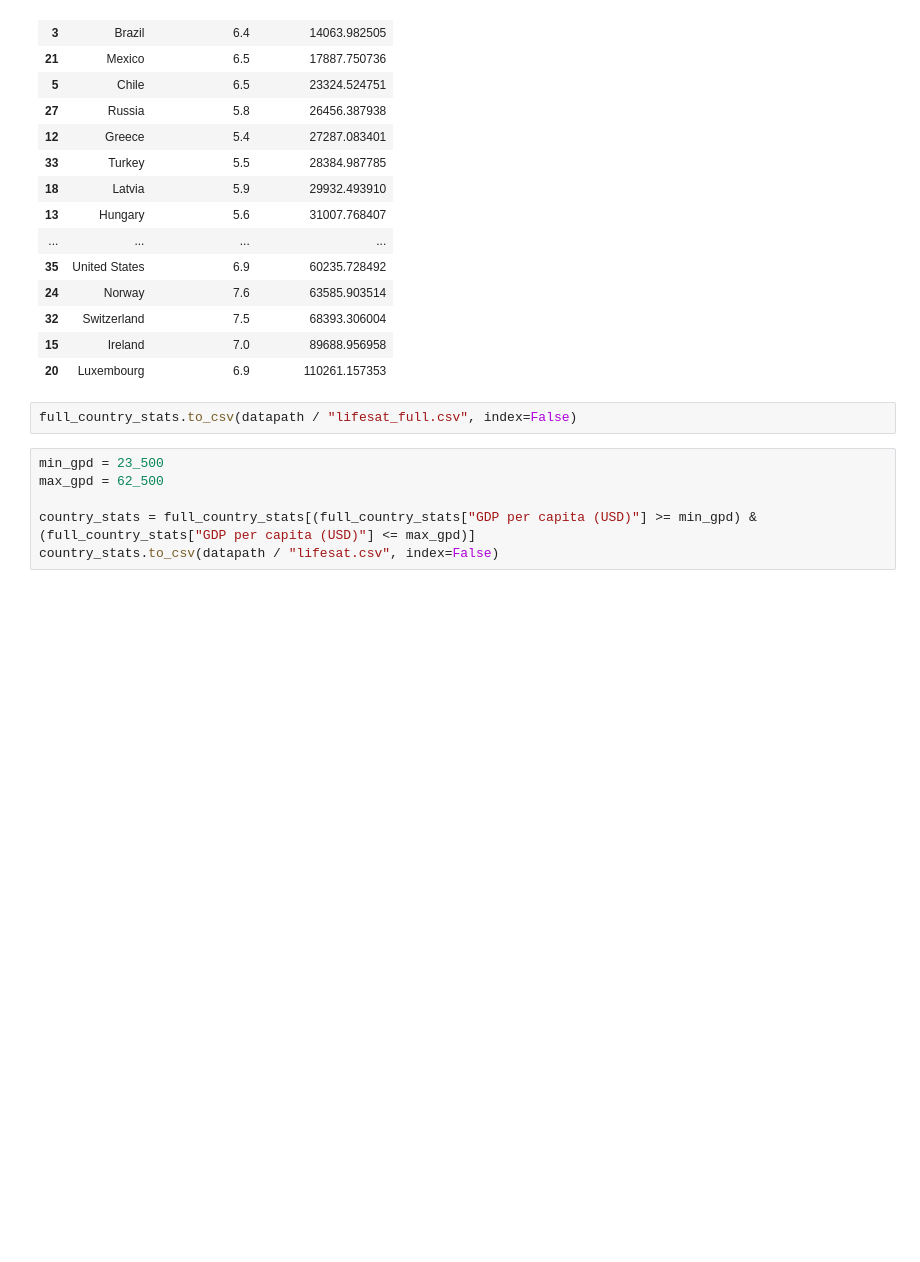
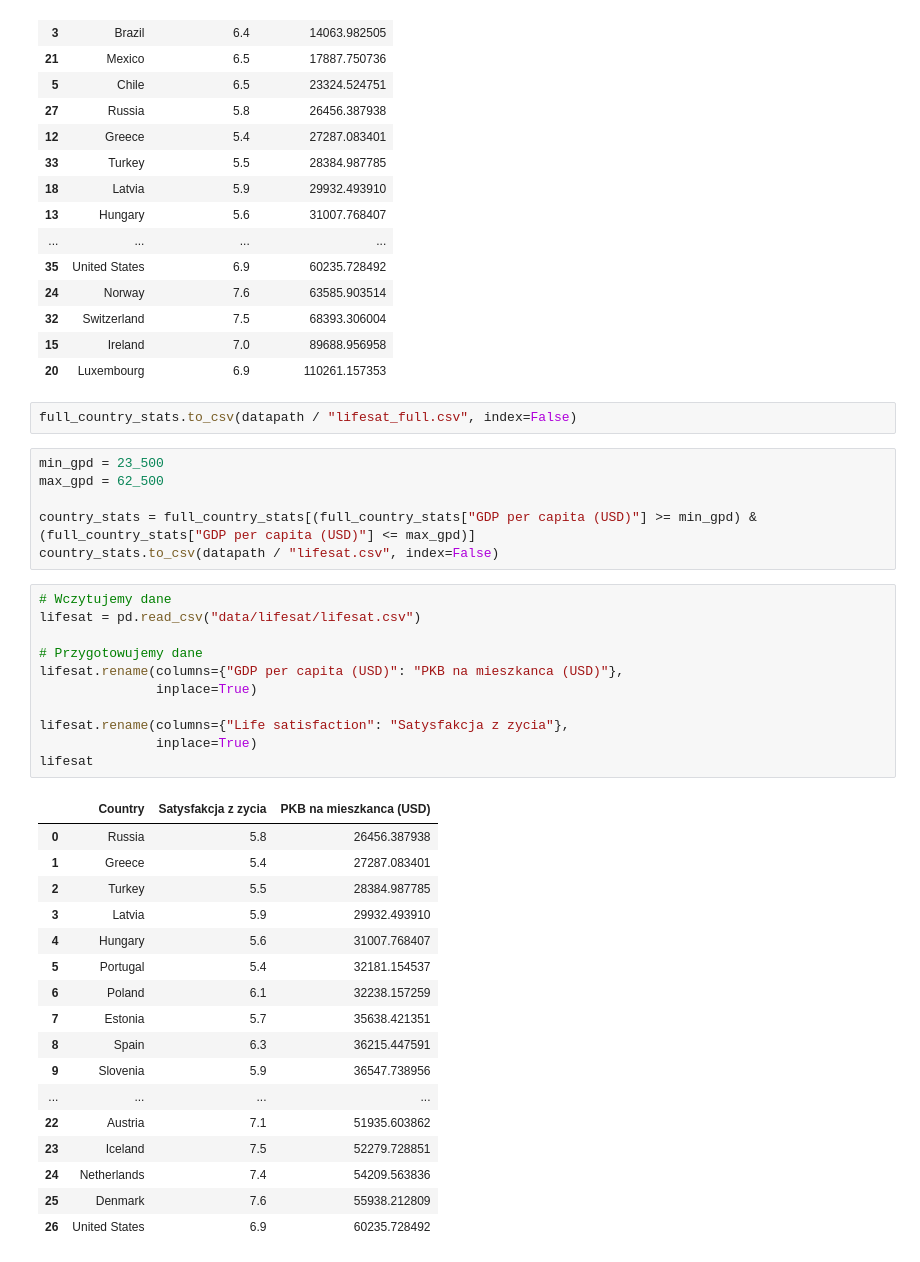
Before and after one commit to s222658/classes_ag, a Jupyter notebook: 01_krajobraz_uczenia_maszynowego.ipynb, the cells around one changed output. Drawn from its saved outputs; the diff is of its cells as text; blank space fills up the shorter version.

```diff
--- a/01_krajobraz_uczenia_maszynowego.ipynb
+++ b/01_krajobraz_uczenia_maszynowego.ipynb
@@ -227,3 +227,32 @@ max_gpd = 62_500
 
 country_stats = full_country_stats[(full_country_stats["GDP per capita (USD)"] >= min_gpd) & (full_country_stats["GDP per capita (USD)"] <= max_gpd)]
 country_stats.to_csv(datapath / "lifesat.csv", index=False)
+# %%
+# Wczytujemy dane
+lifesat = pd.read_csv("data/lifesat/lifesat.csv")
+
+# Przygotowujemy dane
+lifesat.rename(columns={"GDP per capita (USD)": "PKB na mieszkanca (USD)"},
+               inplace=True)
+
+lifesat.rename(columns={"Life satisfaction": "Satysfakcja z zycia"},
+               inplace=True)
+lifesat
+# %% [output]
+|  | Country | Satysfakcja z zycia | PKB na mieszkanca (USD) |
+| 0 | Russia | 5.8 | 26456.387938 |
+| 1 | Greece | 5.4 | 27287.083401 |
+| 2 | Turkey | 5.5 | 28384.987785 |
+| 3 | Latvia | 5.9 | 29932.493910 |
+| 4 | Hungary | 5.6 | 31007.768407 |
+| 5 | Portugal | 5.4 | 32181.154537 |
+| 6 | Poland | 6.1 | 32238.157259 |
+| 7 | Estonia | 5.7 | 35638.421351 |
+| 8 | Spain | 6.3 | 36215.447591 |
+| 9 | Slovenia | 5.9 | 36547.738956 |
+| ... | ... | ... | ... |
+| 22 | Austria | 7.1 | 51935.603862 |
+| 23 | Iceland | 7.5 | 52279.728851 |
+| 24 | Netherlands | 7.4 | 54209.563836 |
+| 25 | Denmark | 7.6 | 55938.212809 |
+| 26 | United States | 6.9 | 60235.728492 |
```
Also changed, not shown: parts of 8 cells of this notebook.
